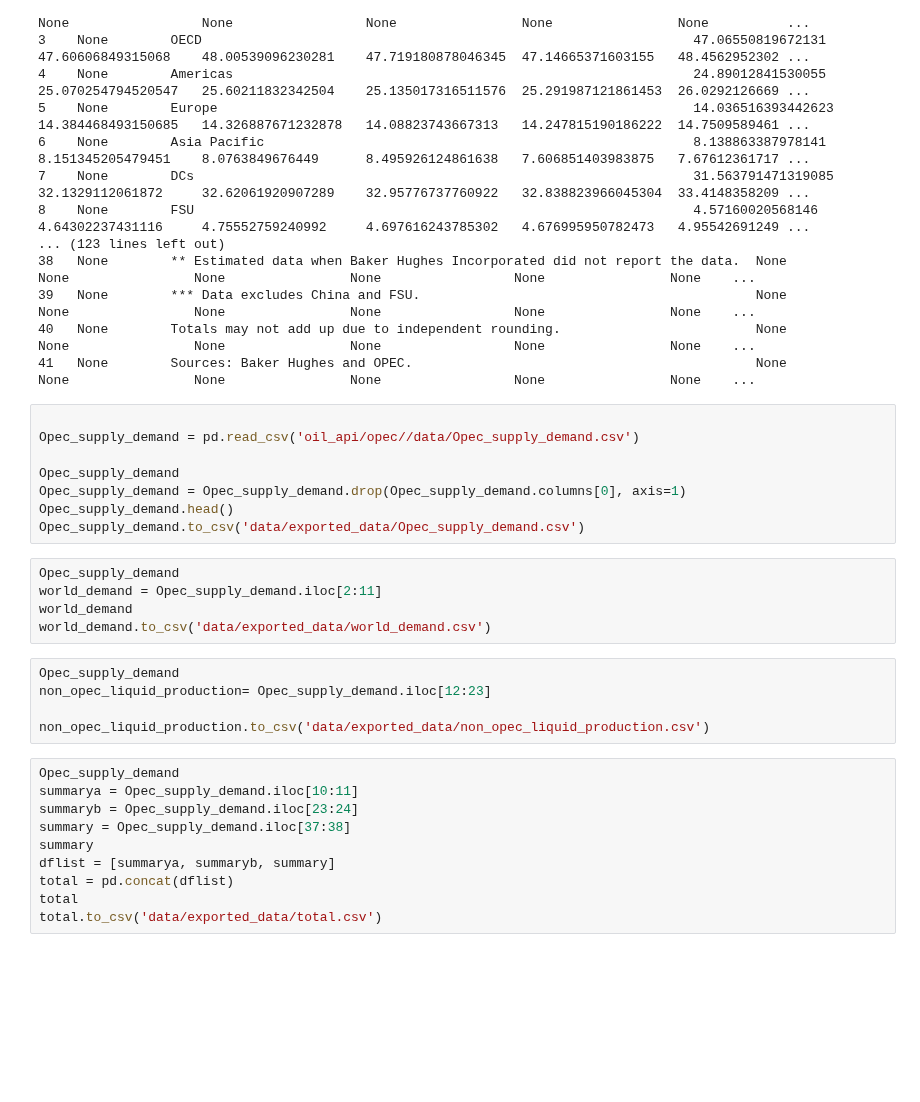
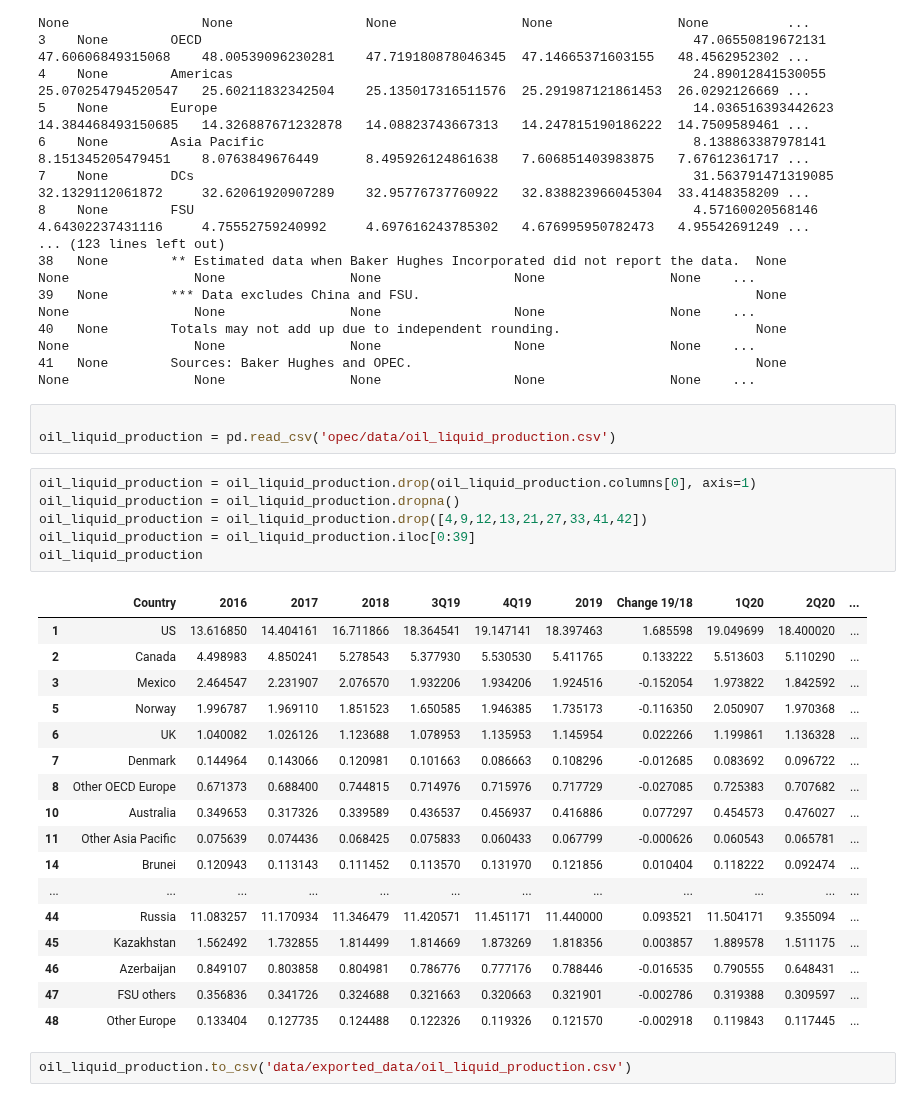
Before and after one commit to gustavhempel/ETL-Pipeline, a Jupyter notebook: completed flow/Opec_Data_query_liquid_oil_production.ipynb, the cells around one changed output. Drawn from its saved outputs; the diff is of its cells as text; blank space fills up the shorter version.

```diff
--- a/Opec_Data_query_supply_demand.ipynb
+++ b/completed flow/Opec_Data_query_liquid_oil_production.ipynb
@@ -25,31 +25,32 @@ opec_supply_demand:
 39   None        *** Data excludes China and FSU.                                           None                None                None                None                 None                None    ...
 40   None        Totals may not add up due to independent rounding.                         None                None                None                None                 None                None    ...
 41   None        Sources: Baker Hughes and OPEC.                                            None                None                None                None                 None                None    ...
-# %%
-
-Opec_supply_demand = pd.read_csv('oil_api/opec//data/Opec_supply_demand.csv')
-
-Opec_supply_demand
-Opec_supply_demand = Opec_supply_demand.drop(Opec_supply_demand.columns[0], axis=1)
-Opec_supply_demand.head()
-Opec_supply_demand.to_csv('data/exported_data/Opec_supply_demand.csv')
-# %%
-Opec_supply_demand
-world_demand = Opec_supply_demand.iloc[2:11]
-world_demand
-world_demand.to_csv('data/exported_data/world_demand.csv')
-# %%
-Opec_supply_demand
-non_opec_liquid_production= Opec_supply_demand.iloc[12:23]
-
-non_opec_liquid_production.to_csv('data/exported_data/non_opec_liquid_production.csv')
-# %%
-Opec_supply_demand
-summarya = Opec_supply_demand.iloc[10:11]
-summaryb = Opec_supply_demand.iloc[23:24]
-summary = Opec_supply_demand.iloc[37:38]
-summary
-dflist = [summarya, summaryb, summary]
-total = pd.concat(dflist)
-total
-total.to_csv('data/exported_data/total.csv')
+# %%
+
+oil_liquid_production = pd.read_csv('opec/data/oil_liquid_production.csv')
+# %%
+oil_liquid_production = oil_liquid_production.drop(oil_liquid_production.columns[0], axis=1)
+oil_liquid_production = oil_liquid_production.dropna()
+oil_liquid_production = oil_liquid_production.drop([4,9,12,13,21,27,33,41,42])
+oil_liquid_production = oil_liquid_production.iloc[0:39]
+oil_liquid_production
+# %% [output]
+|  | Country | 2016 | 2017 | 2018 | 3Q19 | 4Q19 | 2019 | Change 19/18 | 1Q20 | 2Q20 | ... |
+| 1 | US | 13.616850 | 14.404161 | 16.711866 | 18.364541 | 19.147141 | 18.397463 | 1.685598 | 19.049699 | 18.400020 | ... |
+| 2 | Canada | 4.498983 | 4.850241 | 5.278543 | 5.377930 | 5.530530 | 5.411765 | 0.133222 | 5.513603 | 5.110290 | ... |
+| 3 | Mexico | 2.464547 | 2.231907 | 2.076570 | 1.932206 | 1.934206 | 1.924516 | -0.152054 | 1.973822 | 1.842592 | ... |
+| 5 | Norway | 1.996787 | 1.969110 | 1.851523 | 1.650585 | 1.946385 | 1.735173 | -0.116350 | 2.050907 | 1.970368 | ... |
+| 6 | UK | 1.040082 | 1.026126 | 1.123688 | 1.078953 | 1.135953 | 1.145954 | 0.022266 | 1.199861 | 1.136328 | ... |
+| 7 | Denmark | 0.144964 | 0.143066 | 0.120981 | 0.101663 | 0.086663 | 0.108296 | -0.012685 | 0.083692 | 0.096722 | ... |
+| 8 | Other OECD Europe | 0.671373 | 0.688400 | 0.744815 | 0.714976 | 0.715976 | 0.717729 | -0.027085 | 0.725383 | 0.707682 | ... |
+| 10 | Australia | 0.349653 | 0.317326 | 0.339589 | 0.436537 | 0.456937 | 0.416886 | 0.077297 | 0.454573 | 0.476027 | ... |
+| 11 | Other Asia Pacific | 0.075639 | 0.074436 | 0.068425 | 0.075833 | 0.060433 | 0.067799 | -0.000626 | 0.060543 | 0.065781 | ... |
+| 14 | Brunei | 0.120943 | 0.113143 | 0.111452 | 0.113570 | 0.131970 | 0.121856 | 0.010404 | 0.118222 | 0.092474 | ... |
+| ... | ... | ... | ... | ... | ... | ... | ... | ... | ... | ... | ... |
+| 44 | Russia | 11.083257 | 11.170934 | 11.346479 | 11.420571 | 11.451171 | 11.440000 | 0.093521 | 11.504171 | 9.355094 | ... |
+| 45 | Kazakhstan | 1.562492 | 1.732855 | 1.814499 | 1.814669 | 1.873269 | 1.818356 | 0.003857 | 1.889578 | 1.511175 | ... |
+| 46 | Azerbaijan | 0.849107 | 0.803858 | 0.804981 | 0.786776 | 0.777176 | 0.788446 | -0.016535 | 0.790555 | 0.648431 | ... |
+| 47 | FSU others | 0.356836 | 0.341726 | 0.324688 | 0.321663 | 0.320663 | 0.321901 | -0.002786 | 0.319388 | 0.309597 | ... |
+| 48 | Other Europe | 0.133404 | 0.127735 | 0.124488 | 0.122326 | 0.119326 | 0.121570 | -0.002918 | 0.119843 | 0.117445 | ... |
+# %%
+oil_liquid_production.to_csv('data/exported_data/oil_liquid_production.csv')
```
Also changed, not shown: 34 other files.
